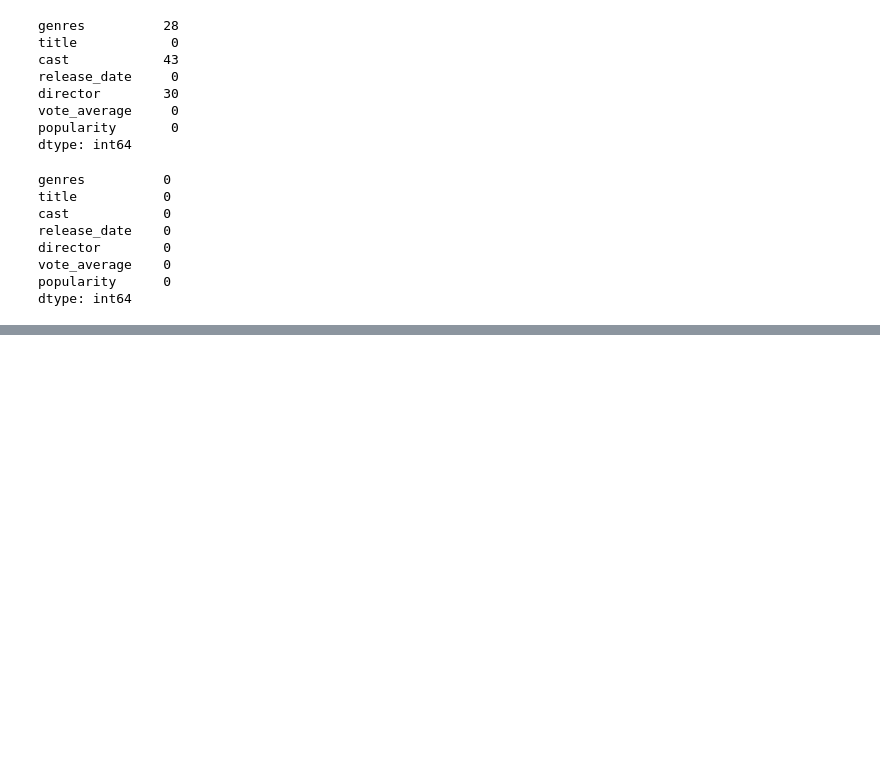
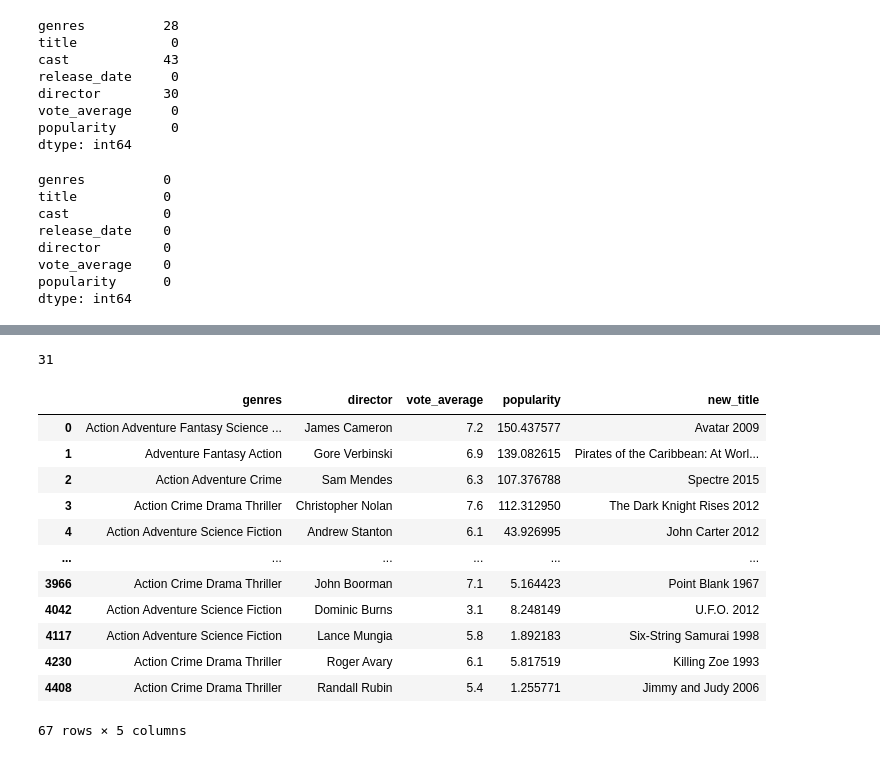
Before and after one commit to Aifedayo/Recommendation-System-Model, a Jupyter notebook: src/notebook/movie_recom_genre.ipynb, the cells around one changed output, grey strips where cells are left out. Cells and saved outputs as stored; diff of their text form; code cells hidden in the pictures; blank space fills up the shorter version.

```diff
--- a/src/notebook/movie_recom_genre.ipynb
+++ b/src/notebook/movie_recom_genre.ipynb
@@ -158,0 +186,9 @@ movies_subset_df
+# %%
+common_idx = result.index[0]
+common_idx
+# %% [output]
+31
+# %%
+choice_genre = result.genres.iloc[0]
+# %%
+genre_list = movies_subset_df.genres.to_list()
@@ -158,0 +197,28 @@ movies_subset_df
+# %%
+def genre_similarity(genre):
+    # genre_query = vectorizer.transform([genre])
+    similarity = difflib.get_close_matches(genre, genre_list, n=5)
+
+    indices = np.argsort(similarity)[-10:]
+    result = movies_subset_df.iloc[indices]
+    return result
+# %%
+similar_genres = genre_similarity(choice_genre)
+similar_genres_values = similar_genres.genres.values
+# %%
+similar_genres_df = movies_subset_df[(movies_subset_df['genres'].isin(similar_genres_values))]
+similar_genres_df
+# %% [output]
+|  | genres | director | vote_average | popularity | new_title |
+| 0 | Action Adventure Fantasy Science ... | James Cameron | 7.2 | 150.437577 | Avatar 2009 |
+| 1 | Adventure Fantasy Action | Gore Verbinski | 6.9 | 139.082615 | Pirates of the Caribbean: At Worl... |
+| 2 | Action Adventure Crime | Sam Mendes | 6.3 | 107.376788 | Spectre 2015 |
+| 3 | Action Crime Drama Thriller | Christopher Nolan | 7.6 | 112.312950 | The Dark Knight Rises 2012 |
+| 4 | Action Adventure Science Fiction | Andrew Stanton | 6.1 | 43.926995 | John Carter 2012 |
+| ... | ... | ... | ... | ... | ... |
+| 3966 | Action Crime Drama Thriller | John Boorman | 7.1 | 5.164423 | Point Blank 1967 |
+| 4042 | Action Adventure Science Fiction | Dominic Burns | 3.1 | 8.248149 | U.F.O. 2012 |
+| 4117 | Action Adventure Science Fiction | Lance Mungia | 5.8 | 1.892183 | Six-String Samurai 1998 |
+| 4230 | Action Crime Drama Thriller | Roger Avary | 6.1 | 5.817519 | Killing Zoe 1993 |
+| 4408 | Action Crime Drama Thriller | Randall Rubin | 5.4 | 1.255771 | Jimmy and Judy 2006 |
+67 rows × 5 columns
```
Also changed, not shown: parts of 12 cells of this notebook, 1 other file.
